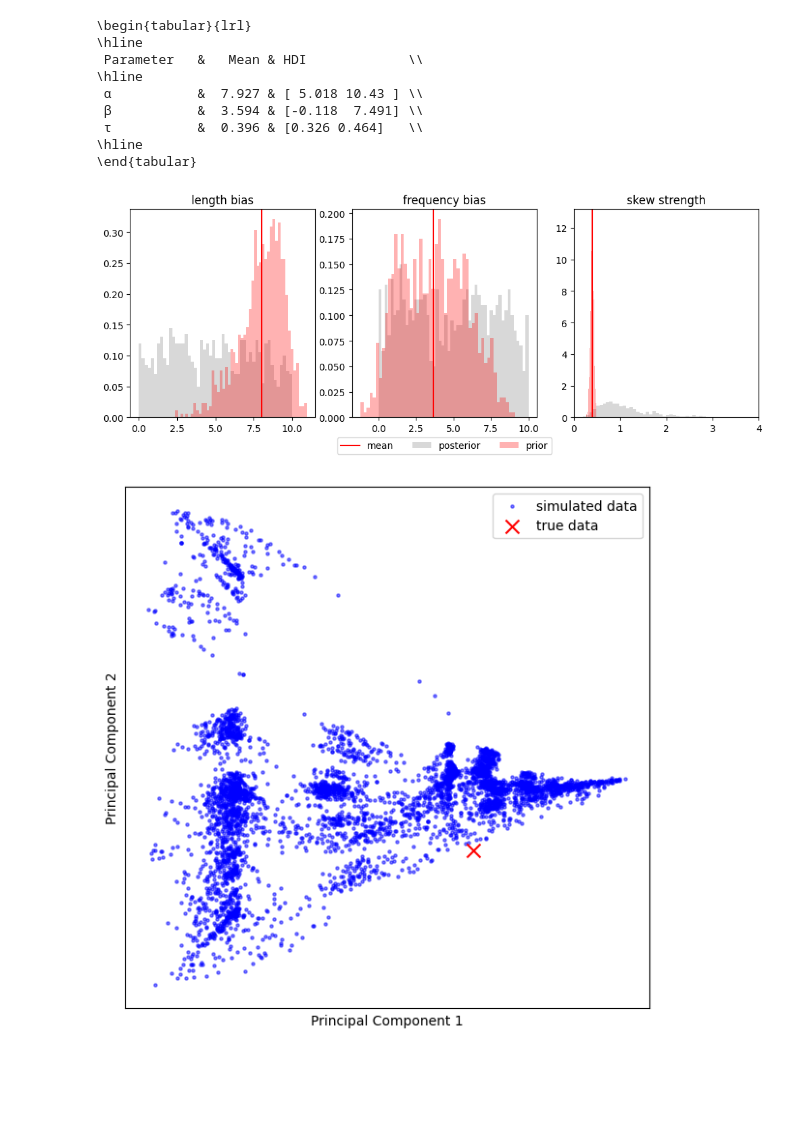
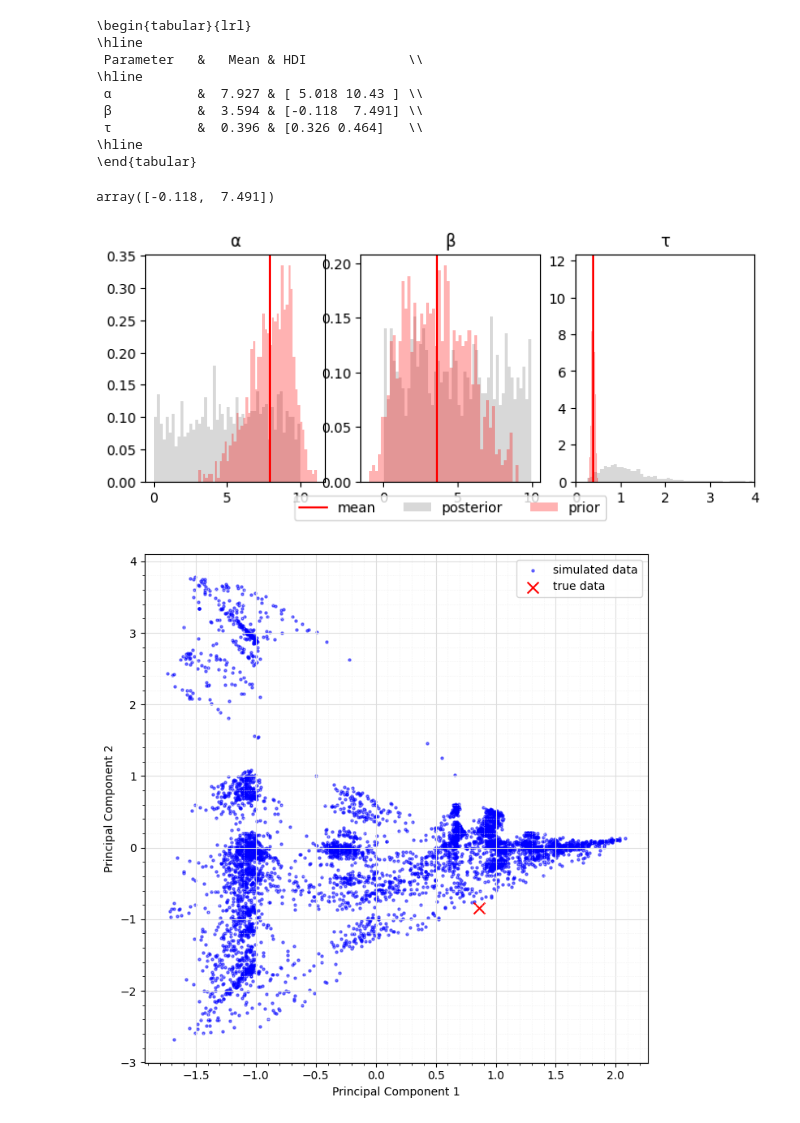
Before and after one commit to alexeykosh/2023-slovotvir-reuse-analysis, a Jupyter notebook: src/inference.ipynb, the cells around one changed output. Saved outputs shown, nothing was run; the diff lists cells and outputs as text; code cells hidden in the pictures; blank space fills up the shorter version.

```diff
--- a/src/inference.ipynb
+++ b/src/inference.ipynb
@@ -118,4 +118,4 @@ pickle.dump(gen_data, open('data_5000.pickle', 'wb'))
 # unpickled = pickle.load(open('data.pickle', 'rb'))
 # %%
 %%time
-history = trainer.train_offline(gen_data, epochs=100, batch_size=32, validation_sims=1000)
+history = trainer.train_offline(gen_data, epochs=100, batch_size=32, validation_sims=100)
@@ -215,39 +200,46 @@ print(latex_table)
  τ           &  0.396 & [0.326 0.464]   \\
 \hline
 \end{tabular}
+# %%
+x.round(3)
+# %% [output]
+array([-0.118,  7.491])
 # %%
 # estimate mean and 95% credible interval
 # %%
 fig, axs = plt.subplots(1, 3, figsize=(12, 4))
 axs[0].hist(np.random.uniform(0, 10, 1000), bins=50, alpha=0.3, color='grey', density=True)
 axs[1].hist(np.random.uniform(0, 10, 1000), bins=50, alpha=0.3, color='grey', density=True)
 axs[2].hist(np.random.lognormal(0, sigma=0.5, size=1000), bins=50, alpha=0.3, color='grey', density=True)
 
 # Plot posteriors
 axs[0].hist(post_samples_[:, 0], bins=50, alpha=0.3, color='red', density=True)
 axs[1].hist(post_samples_[:, 1], bins=50, alpha=0.3, color='red', density=True)
 axs[2].hist(post_samples_[:, 2], bins=50, alpha=0.3, color='red', density=True)
 
 # plot posterior means
 axs[0].axvline(post_samples_[:, 0].mean(), color='red')
 axs[1].axvline(post_samples_[:, 1].mean(), color='red')
 axs[2].axvline(post_samples_[:, 2].mean(), color='red')
 
 # Set xlim for [2] to 0, 4
 axs[2].set_xlim(0, 4)
 
 # Set titles
-axs[0].set_title('length bias')
-axs[1].set_title('frequency bias')
-axs[2].set_title('skew strength')
+axs[0].set_title('α')
+axs[1].set_title('β')
+axs[2].set_title('τ')
 
 # Add legend below the subplots
 plt.legend(['mean', 'posterior', 'prior'], bbox_to_anchor=(-0.7, -0.2), loc='lower center', ncol=3)
 
+# save to pdf
+plt.savefig('posterior.pdf', bbox_inches='tight', pad_inches=0)
+
 # Show the plot
 plt.show()
 # %% [output]
-[figure, old version]
+[figure, new version]
 # %%
 # Perform PCA
 pca = PCA(n_components=2, whiten=True)
@@ -257,7 +249,7 @@ true_hist = np.histogram(true_likes, bins=100)[0]
 true_hist = true_hist.reshape(1, -1)
 # %%
 # Plot PCA
-plt.figure(figsize=(7, 7))
+fig, ax = plt.subplots(figsize=(7, 7))
 plt.scatter(pca_result[:, 0], pca_result[:, 1],
             s=5, color = 'blue',
             alpha=0.5, label='simulated data')
@@ -268,10 +260,15 @@ plt.scatter(pca.transform(true_hist)[0, 0],
 plt.xlabel('Principal Component 1')
 plt.ylabel('Principal Component 2')
 # remove ticks
-plt.tick_params(axis='both', which='both',
-                bottom=False, left=False,
-                labelbottom=False, labelleft=False)
+# plt.tick_params(axis='both', which='both',
+#                 bottom=False, left=False,
+#                 labelbottom=False, labelleft=False)
+ax.grid(which='major', color='#DDDDDD', linewidth=0.8)
+ax.grid(which='minor', color='#EEEEEE', linestyle=':', linewidth=0.5)
+ax.minorticks_on()
 plt.legend()
+plt.tight_layout()
+plt.savefig('pca.pdf', bbox_inches='tight', pad_inches=0)
 plt.show()
 # %% [output]
-[figure, old version]
+[figure, new version]
```
Also changed, not shown: parts of 1 cell of this notebook.
